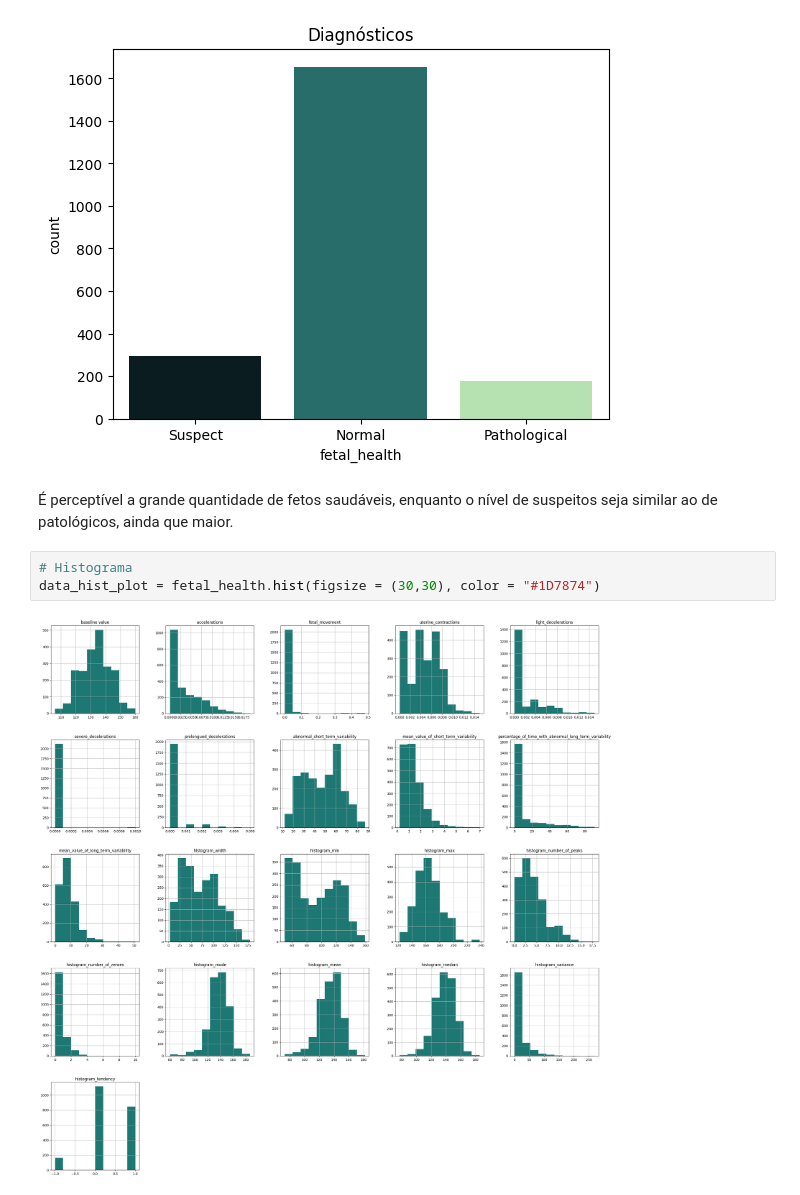
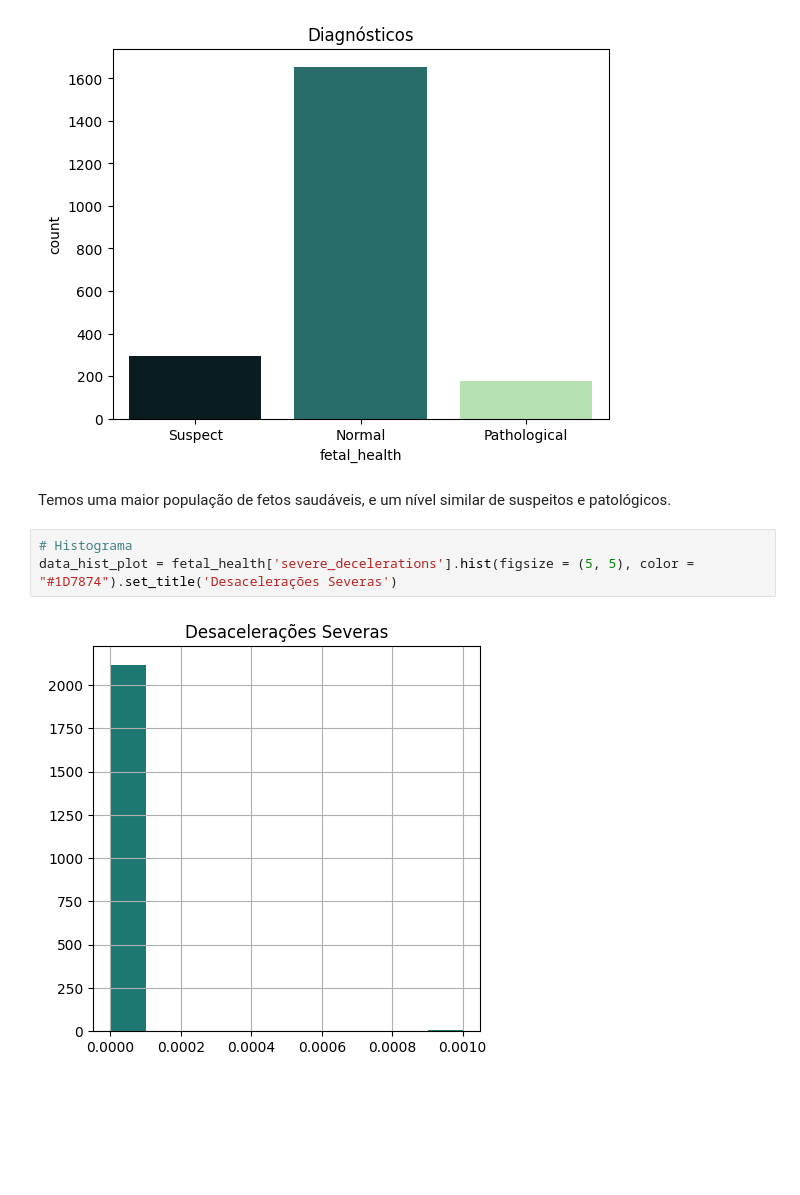
Before and after one commit to Curesharp/curesharp-datascience, a Jupyter notebook: analiseexploratoria.ipynb, the cells around one changed output. Saved outputs shown, nothing was run; the diff lists cells and outputs as text; blank space fills up the shorter version.

Commit message:
Reformula gráfico do histograma

```diff
--- a/analiseexploratoria.ipynb
+++ b/analiseexploratoria.ipynb
@@ -221,12 +223,12 @@ sns.countplot(data=fetal_health, x="fetal_health", palette=cores, ax = ax)
 plt.show()
 # %% [output]
 [figure]
-# %% [markdown]
-É perceptível a grande quantidade de fetos saudáveis, enquanto o nível de suspeitos seja similar ao de patológicos, ainda que maior.
+# %% [markdown]
+Temos uma maior população de fetos saudáveis, e um nível similar de suspeitos e patológicos.
 # %%
 # Histograma
-data_hist_plot = fetal_health.hist(figsize = (30,30), color = "#1D7874")
+data_hist_plot = fetal_health['severe_decelerations'].hist(figsize = (5, 5), color = "#1D7874").set_title('Desacelerações Severas')
 # %% [output]
-[figure, old version]
+[figure, new version]
 # %% [markdown]
 Podemos extrair de insight é assimetria (skewness), a distribuição dos valores, que podem ser positivas ou negativas caso estejam mais presente à esquerda ou a direita, respectivamente.
```
Also changed, not shown: parts of 4 cells of this notebook.
